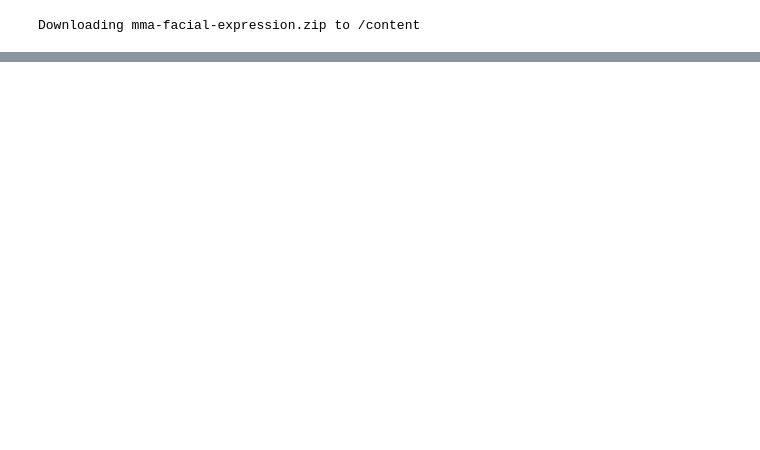
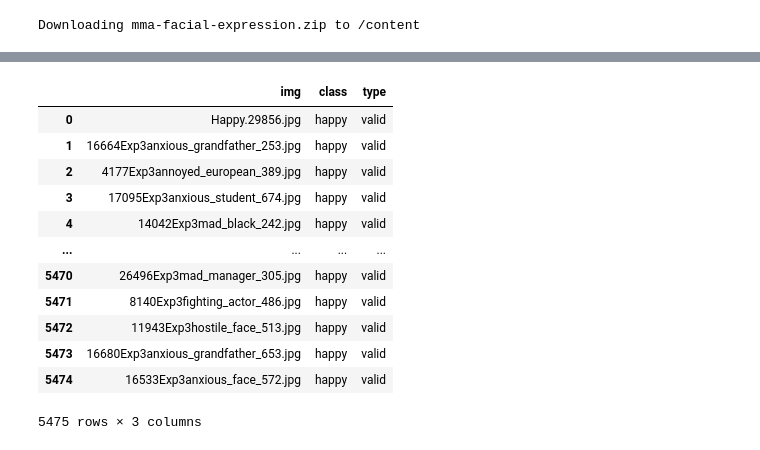
Before and after one commit to imnawar/EmotionRecognition, a Jupyter notebook: Download_dataset.ipynb, the cells around one changed output, grey strips where cells are left out. Saved outputs shown, nothing was run; the diff lists cells and outputs as text; code cells hidden in the pictures; blank space fills up the shorter version.

```diff
--- a/Download_dataset.ipynb
+++ b/Download_dataset.ipynb
@@ -53,0 +236,25 @@ Downloading mma-facial-expression.zip to /content
+# %%
+happy_images_valid = os.listdir('/content/emotions_dataset/MMAFEDB/valid/happy')
+# %%
+#create new df
+happy_images_valid_df = pd.DataFrame({'img':happy_images_valid})
+# %%
+happy_images_valid_df['class'] = 'happy'
+# %%
+happy_images_valid_df['type'] = 'valid'
+# %%
+happy_images_valid_df
+# %% [output]
+|  | img | class | type |
+| 0 | Happy.29856.jpg | happy | valid |
+| 1 | 16664Exp3anxious_grandfather_253.jpg | happy | valid |
+| 2 | 4177Exp3annoyed_european_389.jpg | happy | valid |
+| 3 | 17095Exp3anxious_student_674.jpg | happy | valid |
+| 4 | 14042Exp3mad_black_242.jpg | happy | valid |
+| ... | ... | ... | ... |
+| 5470 | 26496Exp3mad_manager_305.jpg | happy | valid |
+| 5471 | 8140Exp3fighting_actor_486.jpg | happy | valid |
+| 5472 | 11943Exp3hostile_face_513.jpg | happy | valid |
+| 5473 | 16680Exp3anxious_grandfather_653.jpg | happy | valid |
+| 5474 | 16533Exp3anxious_face_572.jpg | happy | valid |
+5475 rows × 3 columns
```
Also changed, not shown: parts of 37 cells of this notebook.
